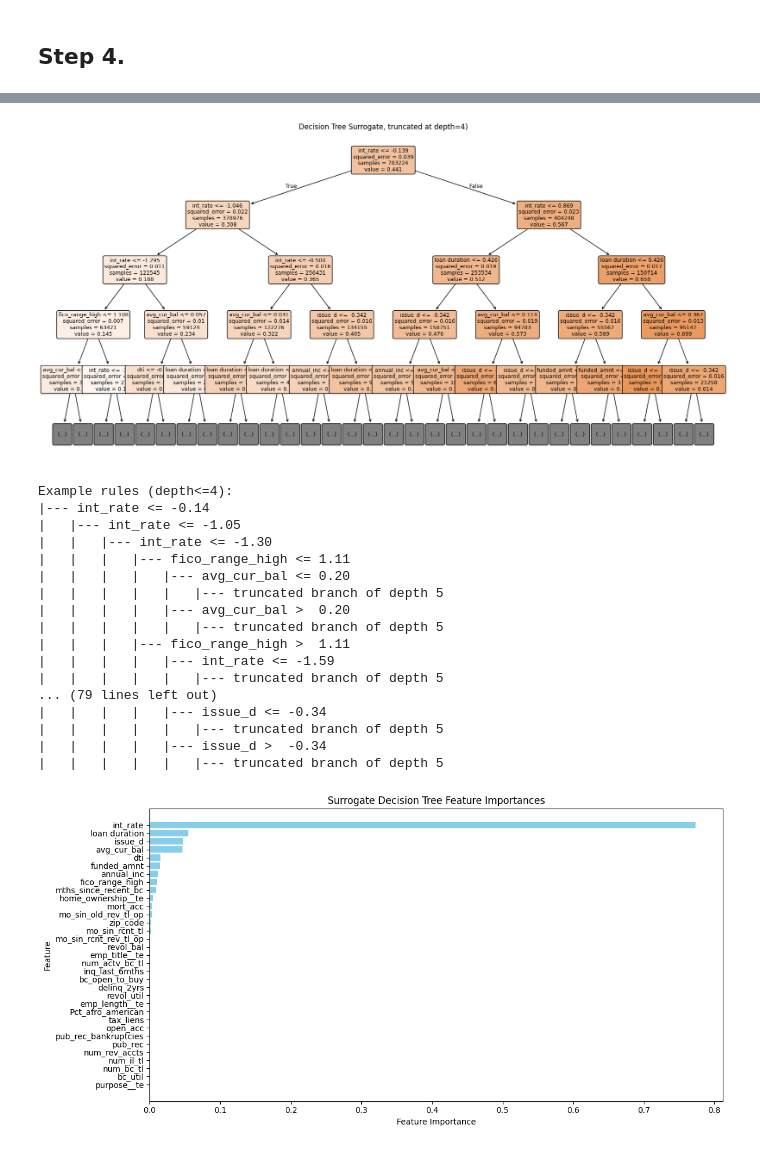
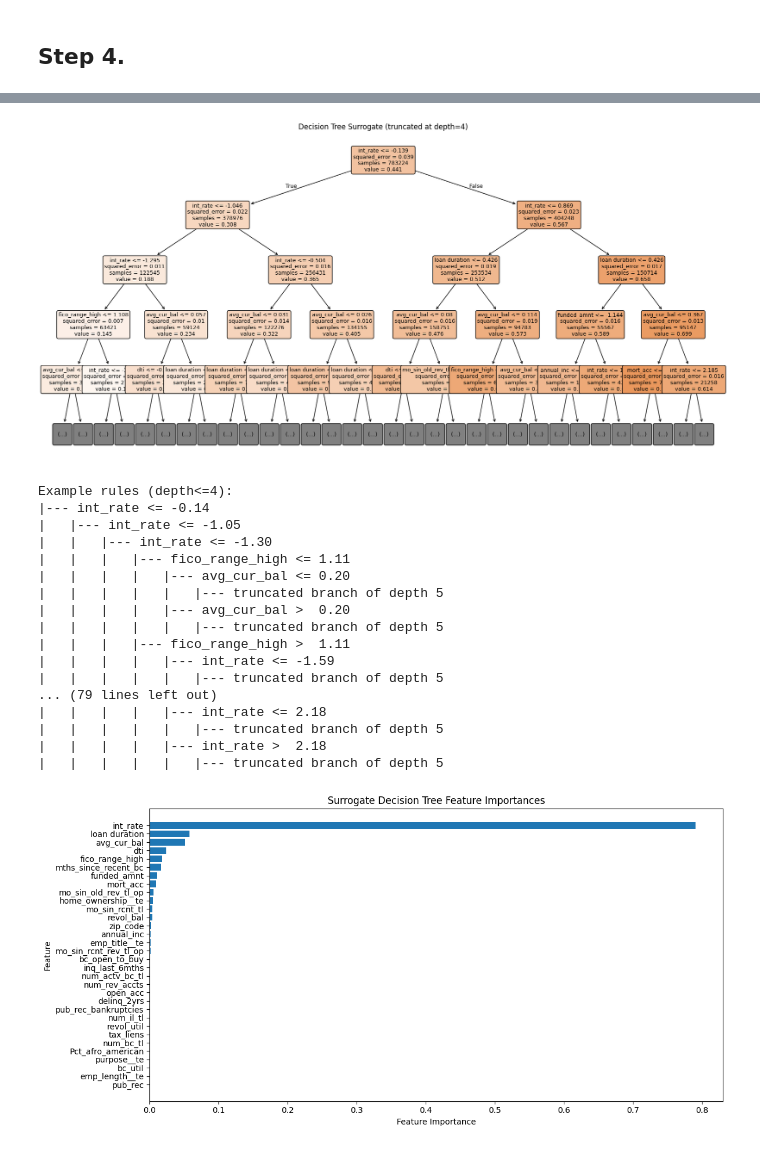
Before and after one commit to DENGDixin/isaf-g2, a Jupyter notebook: project.ipynb, the cells around one changed output, grey strips where cells are left out. Drawn from its saved outputs; the diff is of its cells as text; code cells hidden in the pictures.

```diff
--- a/project.ipynb
+++ b/project.ipynb
@@ -499,6 +502,8 @@ X_to_explain.head()
 # %% [markdown]
 ## Step 4.
 # %%
+## Step 4.  — Surrogate Decision Tree (aligned with previous code)
+
 import numpy as np
 import pandas as pd
 import matplotlib.pyplot as plt
@@ -506,14 +511,30 @@ from sklearn.preprocessing import StandardScaler
 from sklearn.tree import DecisionTreeRegressor, plot_tree, export_text
 from sklearn.metrics import mean_squared_error, roc_auc_score
 
-print(">>>Preparing features...")
+print(">>> Preparing features for surrogate tree...")
 
+# 0) Columns that must NEVER be used as features (time/leakage cols)
+leakage_cols = {"issue_d"}
+
+# 1) Get LGBM probabilities on train/test to mimic
 p_train = final_pipe.predict_proba(X_train)[:, 1]
 p_test  = final_pipe.predict_proba(X_test)[:, 1]
 
+# 2) Define feature groups consistent with earlier code
+#    - numerical_features already defined earlier from X (non-objects)
+#    - use BOTH your onehot_features and ordinal_features as categorical here,
+#      because we will target-encode them for the surrogate (no OHE).
+categorical_features = list({*onehot_features, *ordinal_features})
+
+# Keep only columns present in the split frames (safety) and EXCLUDE leakage cols like issue_d
+categorical_features = [c for c in categorical_features if c in X_train.columns and c not in leakage_cols]
+numerical_features   = [c for c in numerical_features   if c in X_train.columns   and c not in leakage_cols]
+
+# 3) Smoothed target encoding helper (fit on TRAIN only)
 def target_encode_series(train_s, test_s, target, m=1000):
     """
-    Smoothed target encoding: (count*cat_mean + m*global_mean)/(count+m)
+    Smoothed target encoding using the surrogate target "p_train":
+      enc = (count*cat_mean + m*global_mean) / (count + m)
     """
     df = pd.DataFrame({"cat": train_s, "t": target})
     global_mean = df["t"].mean()
@@ -523,12 +544,10 @@ def target_encode_series(train_s, test_s, target, m=1000):
     test_enc  = test_s.map(smooth).fillna(global_mean)
     return train_enc.values.reshape(-1, 1), test_enc.values.reshape(-1, 1)
 
-categorical_features = [c for c in categorical_features if c in X_train.columns]
-numerical_features   = [c for c in numerical_features   if c in X_train.columns]
-
+# 4) Scale numeric; target-encode categoricals
 scaler = StandardScaler()
-Xn_train = scaler.fit_transform(X_train[numerical_features])
-Xn_test  = scaler.transform(X_test[numerical_features])
+Xn_train = scaler.fit_transform(X_train[numerical_features]) if numerical_features else np.empty((len(X_train), 0))
+Xn_test  = scaler.transform(X_test[numerical_features])      if numerical_features else np.empty((len(X_test), 0))
 
 Xe_train_list, Xe_test_list, enc_names = [], [], []
 for col in categorical_features:
@@ -537,28 +556,30 @@ for col in categorical_features:
     Xe_test_list.append(te_col)
     enc_names.append(f"{col}__te")
 
-if len(Xe_train_list) > 0:
+if Xe_train_list:
     Xc_train = np.hstack(Xe_train_list)
     Xc_test  = np.hstack(Xe_test_list)
-    X_sur_train = np.hstack([Xn_train, Xc_train])
-    X_sur_test  = np.hstack([Xn_test,  Xc_test])
-    feature_names_sur = numerical_features + enc_names
+    X_sur_train = np.hstack([Xn_train, Xc_train]) if Xn_train.size else Xc_train
+    X_sur_test  = np.hstack([Xn_test,  Xc_test])  if Xn_test.size  else Xc_test
+    feature_names_sur = (numerical_features if numerical_features else []) + enc_names
 else:
     X_sur_train = Xn_train
     X_sur_test  = Xn_test
     feature_names_sur = numerical_features[:]
 
-print(f">>> [Tree no-OHE] Feature matrix shapes: train={X_sur_train.shape}, test={X_sur_test.shape}")
+print(f">>> [Surrogate no-OHE] Feature matrix shapes: train={X_sur_train.shape}, test={X_sur_test.shape}")
 
-print(">>> Training surrogate Decision Tree, full data)...")
+# 5) Fit the surrogate tree to mimic LGBM probabilities
+print(">>> Training surrogate Decision Tree (regression to LGBM proba)...")
 tree_surrogate = DecisionTreeRegressor(
     max_depth=9,
     min_samples_leaf=500,
     random_state=42
 )
 tree_surrogate.fit(X_sur_train, p_train)
-print(">>> Tree surrogate fit complete.")
+print(">>> Surrogate tree fit complete.")
 
+# 6) Evaluate fidelity and basic discrimination
 p_hat_test = tree_surrogate.predict(X_sur_test)
 
 fidelity_corr = np.corrcoef(p_test, p_hat_test)[0, 1]
@@ -566,11 +587,12 @@ fidelity_mse  = mean_squared_error(p_test, p_hat_test)
 surrogate_auc = roc_auc_score(y_test, p_hat_test)
 
 print("\n================ SURROGATE =================")
-print(f"Fidelity Corr (probs vs XGB): {fidelity_corr:.4f}")
-print(f"Fidelity MSE (probs vs XGB):  {fidelity_mse:.6f}")
-print(f"Surrogate AUC (vs y_test):    {surrogate_auc:.4f}")
-print("========================================================================\n")
+print(f"Fidelity Corr (probs vs LGBM): {fidelity_corr:.4f}")
+print(f"Fidelity MSE  (probs vs LGBM): {fidelity_mse:.6f}")
+print(f"Surrogate AUC (vs y_test):     {surrogate_auc:.4f}")
+print("===========================================\n")
 
+# 7) Feature importances
 importances = pd.DataFrame({
     "feature": feature_names_sur,
     "importance": tree_surrogate.feature_importances_
@@ -579,13 +601,14 @@ importances = pd.DataFrame({
 print("Top features driving surrogate tree:")
 print(importances.head(20).to_string(index=False))
 
+# 8) Visuals: tree (truncated) and importances
 plt.figure(figsize=(20, 10))
 plot_tree(
     tree_surrogate,
     feature_names=feature_names_sur,
     filled=True, rounded=True, fontsize=9, max_depth=4
 )
-plt.title("Decision Tree Surrogate, truncated at depth=4)")
+plt.title("Decision Tree Surrogate (truncated at depth=4)")
 plt.show()
 
 try:
@@ -594,12 +617,9 @@ try:
 except Exception as e:
     print(f"[Tree] Skipped rule text: {e}")
 
-
-
-# Plot feature importance
 plt.figure(figsize=(12, 6))
-plt.barh(importances["feature"], importances["importance"], color="skyblue")
-plt.gca().invert_yaxis()  # highest importance at the top
+plt.barh(importances["feature"], importances["importance"])
+plt.gca().invert_yaxis()
 plt.xlabel("Feature Importance")
 plt.ylabel("Feature")
 plt.title("Surrogate Decision Tree Feature Importances")
@@ -626,20 +646,20 @@ Top features driving surrogate tree:
-[figure, old version]
+[figure, new version]
 Example rules (depth<=4):
 |--- int_rate <= -0.14
 |   |--- int_rate <= -1.05
 |   |   |--- int_rate <= -1.30
 |   |   |   |--- fico_range_high <= 1.11
 |   |   |   |   |--- avg_cur_bal <= 0.20
 |   |   |   |   |   |--- truncated branch of depth 5
 |   |   |   |   |--- avg_cur_bal >  0.20
 |   |   |   |   |   |--- truncated branch of depth 5
 |   |   |   |--- fico_range_high >  1.11
 |   |   |   |   |--- int_rate <= -1.59
 |   |   |   |   |   |--- truncated branch of depth 5
 ... (79 lines left out)
-|   |   |   |   |--- issue_d <= -0.34
+|   |   |   |   |--- int_rate <= 2.18
 |   |   |   |   |   |--- truncated branch of depth 5
-|   |   |   |   |--- issue_d >  -0.34
+|   |   |   |   |--- int_rate >  2.18
 |   |   |   |   |   |--- truncated branch of depth 5
-[figure, old version]
+[figure, new version]
 # %%
```
Also changed, not shown: parts of 3 cells of this notebook.
